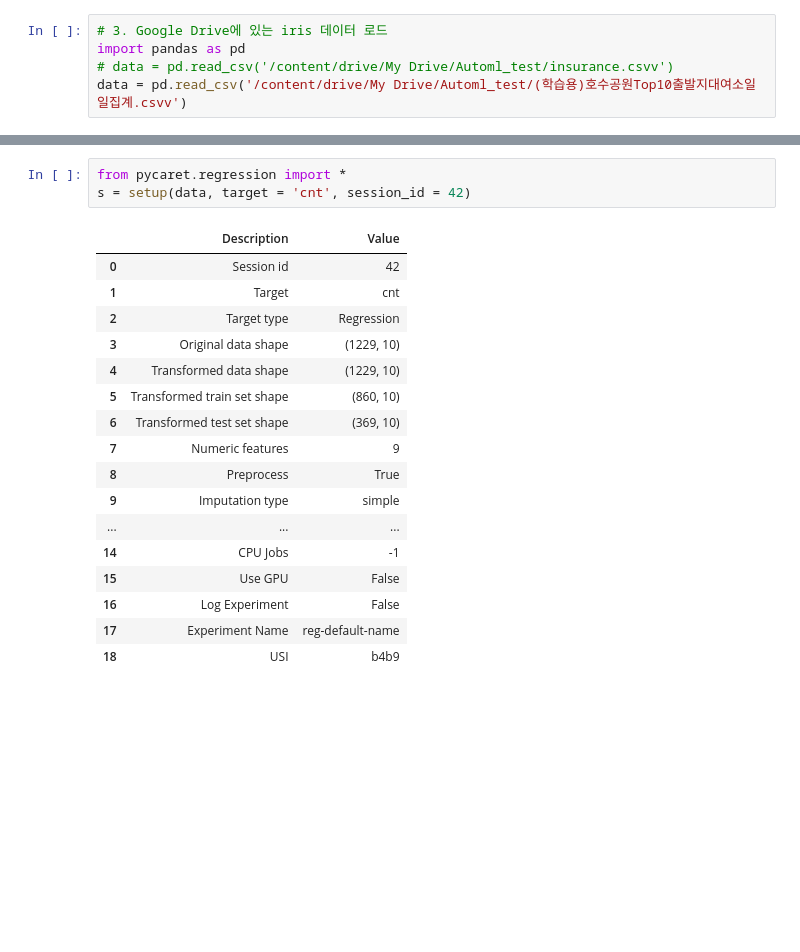
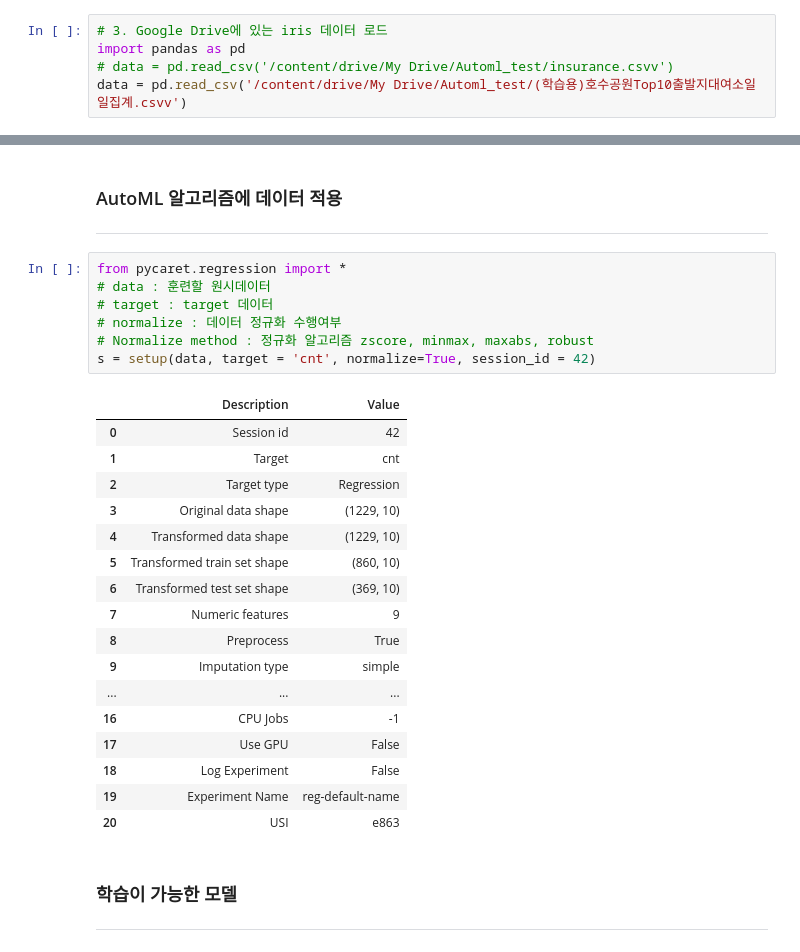
Before and after one commit to saicham/Study, a Jupyter notebook: pycaret_automl_호수공원.ipynb, the cells around one changed output, grey strips where cells are left out. Drawn from its saved outputs; the diff is of its cells as text; blank space fills up the shorter version.

```diff
--- a/pycaret_automl_호수공원.ipynb
+++ b/pycaret_automl_호수공원.ipynb
@@ -50,21 +30,31 @@ Successfully installed Werkzeug-2.2.3 ansi2html-1.8.0 category-encoders-2.6.1 da
+# %% [markdown]
+### AutoML 알고리즘에 데이터 적용
+---
 # %%
 from pycaret.regression import *
-s = setup(data, target = 'cnt', session_id = 42)
+# data : 훈련할 원시데이터
+# target : target 데이터
+# normalize : 데이터 정규화 수행여부
+# Normalize method : 정규화 알고리즘 zscore, minmax, maxabs, robust
+s = setup(data, target = 'cnt', normalize=True, session_id = 42)
 # %% [output]
 |  | Description | Value |
 | 0 | Session id | 42 |
 | 1 | Target | cnt |
 | 2 | Target type | Regression |
 | 3 | Original data shape | (1229, 10) |
 | 4 | Transformed data shape | (1229, 10) |
 | 5 | Transformed train set shape | (860, 10) |
 | 6 | Transformed test set shape | (369, 10) |
 | 7 | Numeric features | 9 |
 | 8 | Preprocess | True |
 | 9 | Imputation type | simple |
 | ... | ... | ... |
-| 14 | CPU Jobs | -1 |
-| 15 | Use GPU | False |
-| 16 | Log Experiment | False |
-| 17 | Experiment Name | reg-default-name |
-| 18 | USI | b4b9 |
+| 16 | CPU Jobs | -1 |
+| 17 | Use GPU | False |
+| 18 | Log Experiment | False |
+| 19 | Experiment Name | reg-default-name |
+| 20 | USI | e863 |
+# %% [markdown]
+### 학습이 가능한 모델
+---
```
Also changed, not shown: parts of 26 cells of this notebook.
